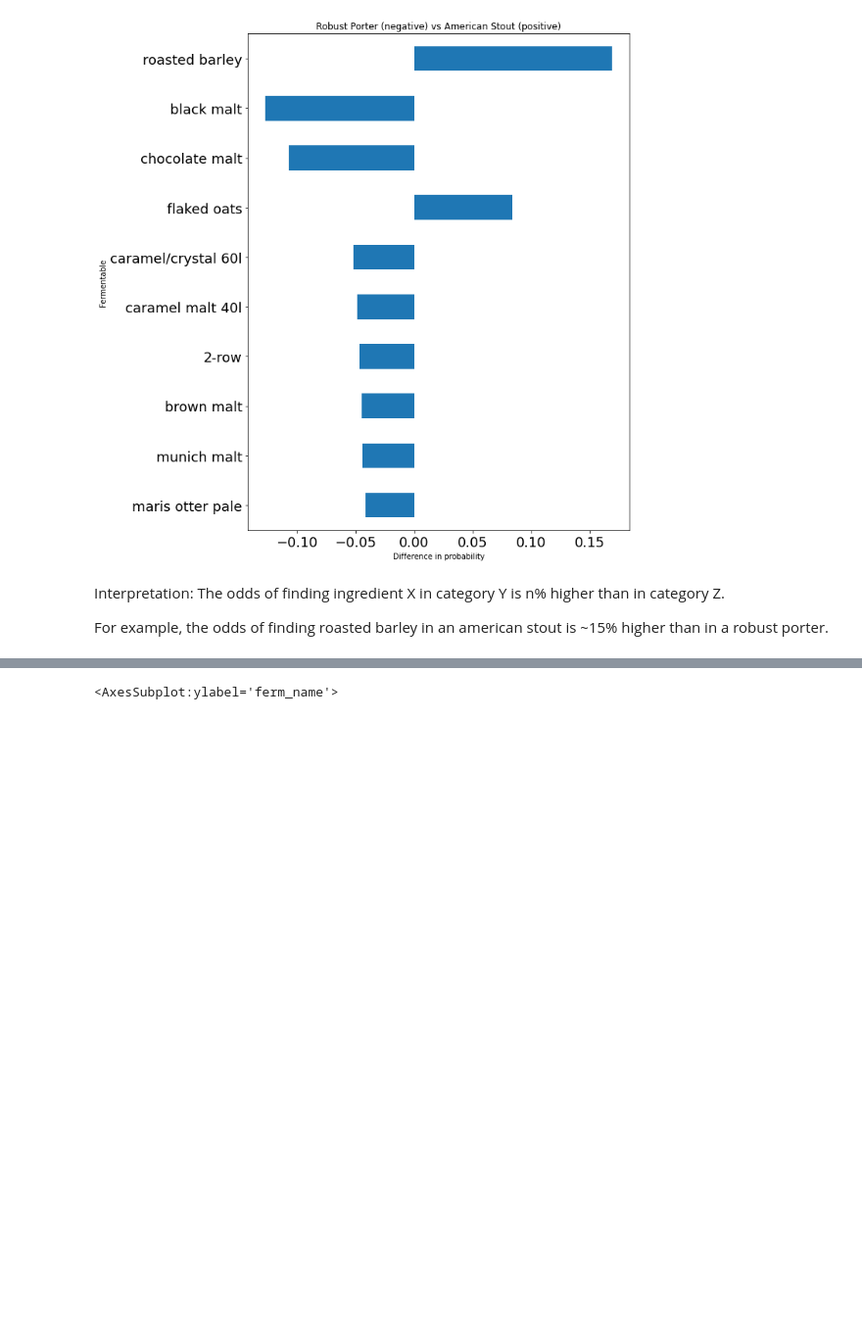
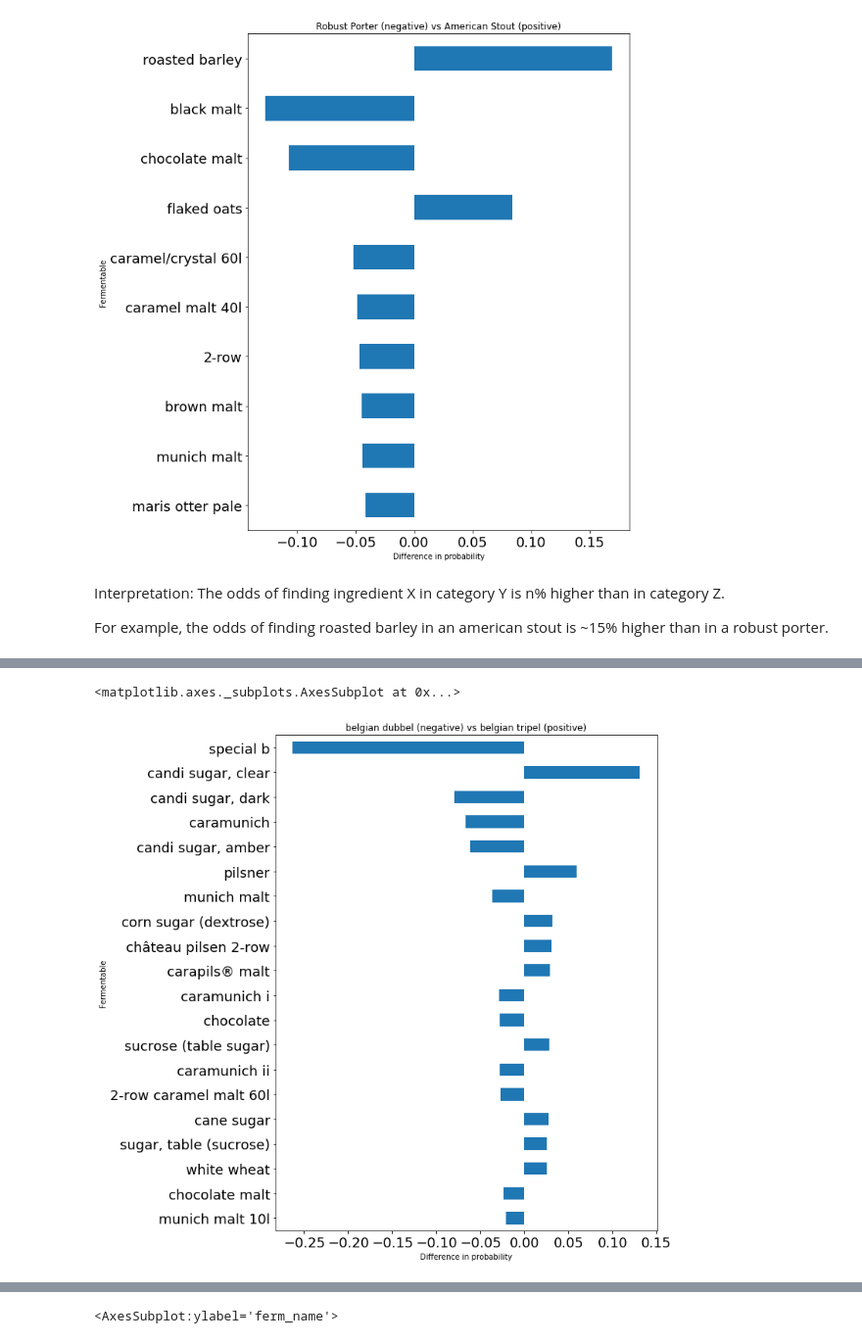
Before and after one commit to rmwoods/beer.ai, a Jupyter notebook: notebooks/Beer Style Differences.ipynb, the cells around one changed output, grey strips where cells are left out. Shown at 98% size. Cells and saved outputs as stored; diff of their text form; code cells hidden in the pictures; blank space fills up the shorter version.

```diff
--- a/notebooks/Beer Style Differences.ipynb
+++ b/notebooks/Beer Style Differences.ipynb
@@ -113,3 +135,31 @@ For example, the odds of finding roasted barley in an american stout is ~15% hig
+# %%
+def compare_style_ferm_probabilities(style_names, ingredient_type="ferm"):
+    """ Return an hbar plot showing the fermentables whose probabilities of appearing in a recipe
+        are the most different between two styles """
+
+    recipe_ids = core[core["style_name"].isin(style_names)].index
+    styles_to_compare = core.loc[recipe_ids].join(ings, how="left")
+
+    by_style_ferm = styles_to_compare.reset_index().groupby(["style_name", f"{ingredient_type}_name"])
+    prob_ferm_by_style = by_style_ferm["id"].nunique() / styles_to_compare.index.nunique()
+
+    compare = prob_ferm_by_style.unstack().T
+    compare["tot"] = compare.sum(axis=1)
+    compare["diff"] = compare[style_names[1]] - compare[style_names[0]]
+    compare["absdiff"] = (compare[style_names[1]] - compare[style_names[0]]).abs()
+    compare = compare.sort_values("absdiff", ascending=True, na_position="first")
+
+    ax = compare.iloc[-20:, 3].plot(kind="barh", stacked=False, figsize=(9,12), fontsize=18)
+    ax.set_title(f"{style_names[0]} (negative) vs {style_names[1]} (positive)")
+    ax.set_ylabel("Fermentable")
+    ax.set_xlabel("Difference in probability")
+    return ax
+# %%
+styles = ["belgian dubbel", "belgian tripel"]
+compare_style_ferm_probabilities(styles, "ferm")
+# %% [output]
+<matplotlib.axes._subplots.AxesSubplot at 0x...>
+[figure, added]
 # %% [markdown]
 # Adjust for Mass
 
```
Also changed, not shown: parts of 25 cells of this notebook.
